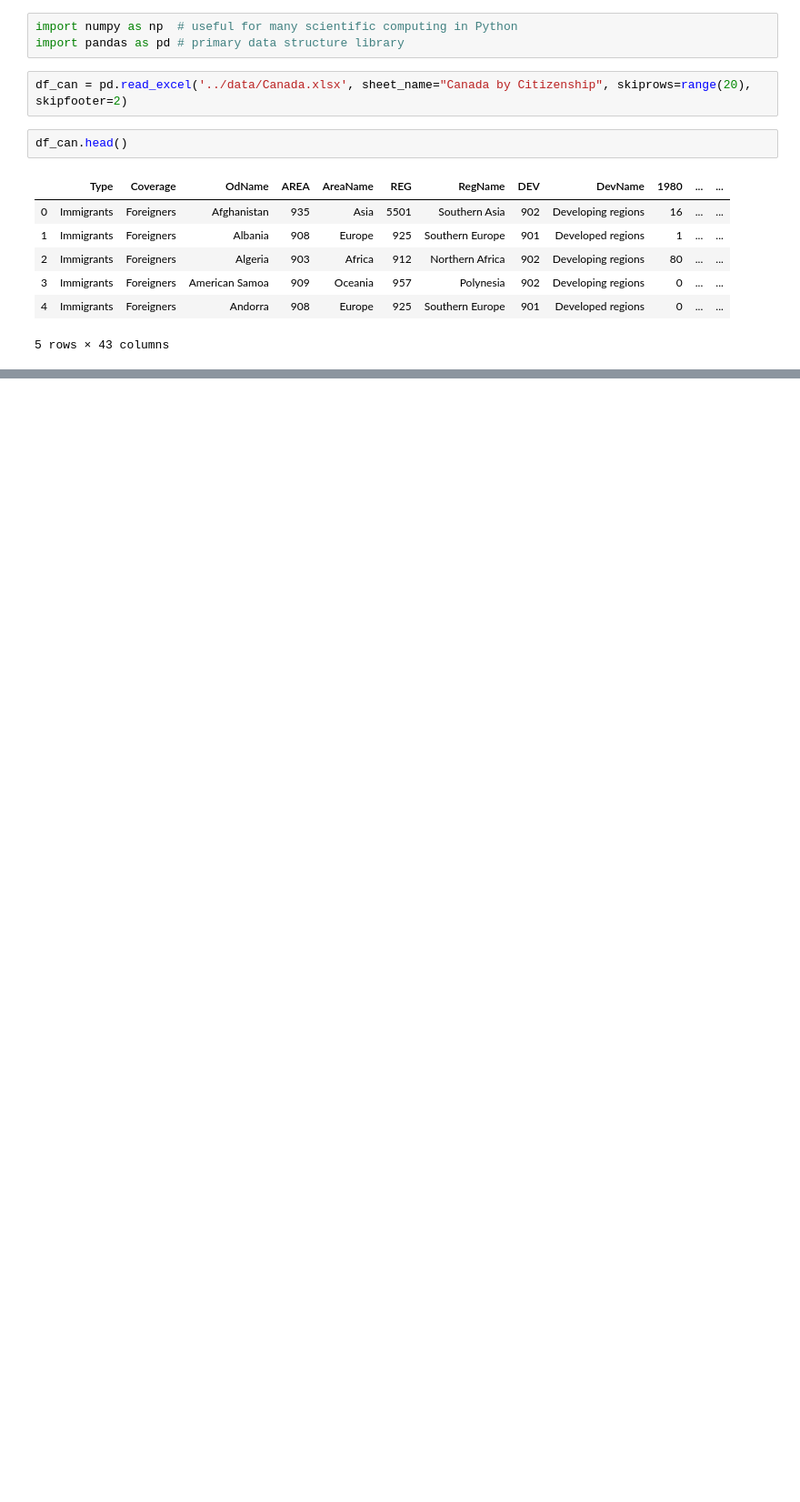
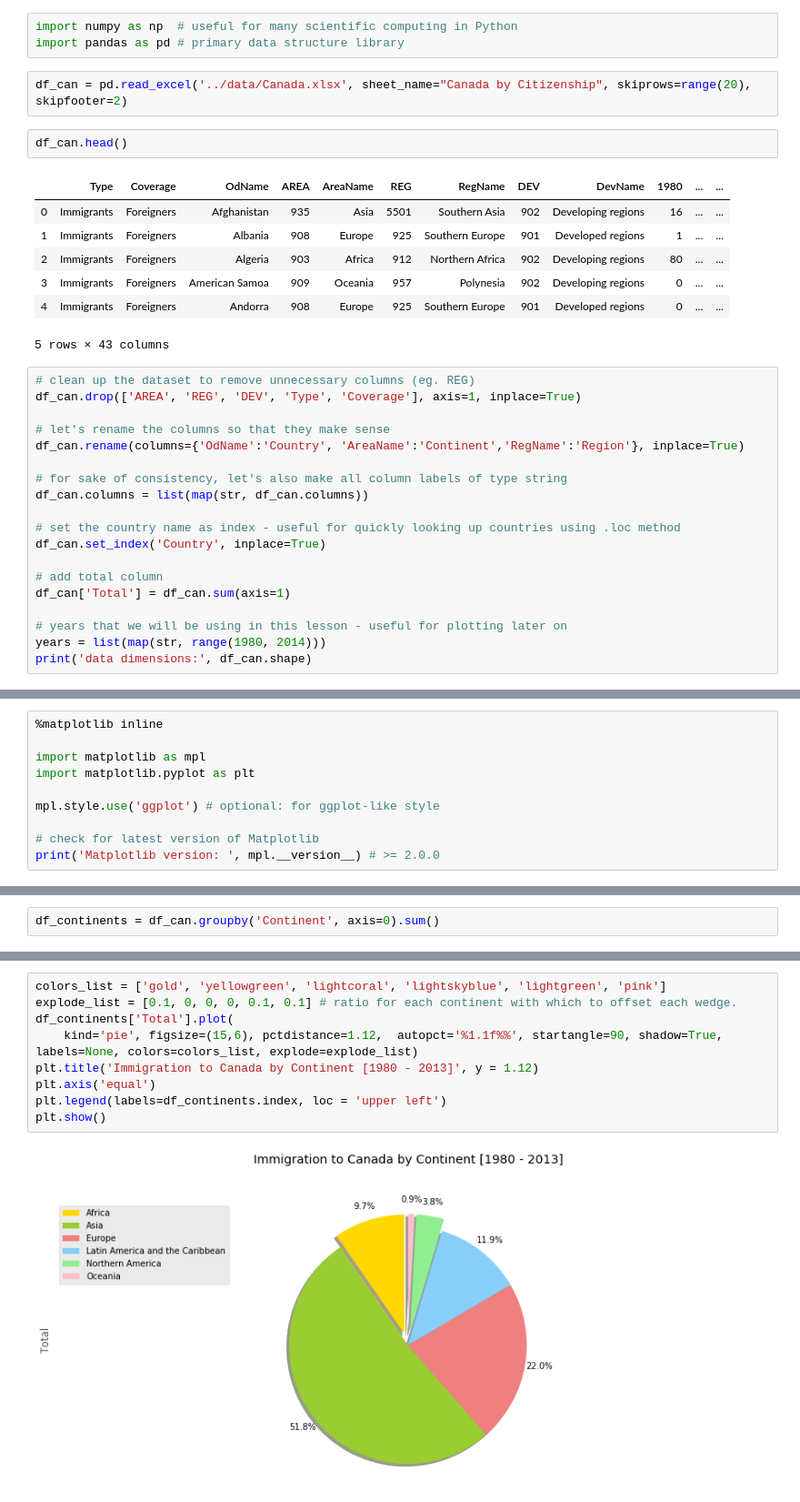
Before and after one commit to ghaffaru/immigration-data-analytics, a Jupyter notebook: plots/pie_box_scatter.ipynb, the cells around one changed output, grey strips where cells are left out. Shown at 91% size. Drawn from its saved outputs; the diff is of its cells as text; blank space fills up the shorter version.

Commit message:
pie chart visuals

```diff
--- a/plots/pie_box_scatter.ipynb
+++ b/plots/pie_box_scatter.ipynb
@@ -13,3 +13,22 @@ df_can.head()
 | 3 | Immigrants | Foreigners | American Samoa | 909 | Oceania | 957 | Polynesia | 902 | Developing regions | 0 | ... | ... |
 | 4 | Immigrants | Foreigners | Andorra | 908 | Europe | 925 | Southern Europe | 901 | Developed regions | 0 | ... | ... |
 5 rows × 43 columns
+# %%
+# clean up the dataset to remove unnecessary columns (eg. REG)
+df_can.drop(['AREA', 'REG', 'DEV', 'Type', 'Coverage'], axis=1, inplace=True)
+
+# let's rename the columns so that they make sense
+df_can.rename(columns={'OdName':'Country', 'AreaName':'Continent','RegName':'Region'}, inplace=True)
+
+# for sake of consistency, let's also make all column labels of type string
+df_can.columns = list(map(str, df_can.columns))
+
+# set the country name as index - useful for quickly looking up countries using .loc method
+df_can.set_index('Country', inplace=True)
+
+# add total column
+df_can['Total'] = df_can.sum(axis=1)
+
+# years that we will be using in this lesson - useful for plotting later on
+years = list(map(str, range(1980, 2014)))
+print('data dimensions:', df_can.shape)
@@ -15,0 +37,10 @@ df_can.head()
+# %%
+%matplotlib inline
+
+import matplotlib as mpl
+import matplotlib.pyplot as plt
+
+mpl.style.use('ggplot') # optional: for ggplot-like style
+
+# check for latest version of Matplotlib
+print('Matplotlib version: ', mpl.__version__) # >= 2.0.0
@@ -15,0 +60,2 @@ df_can.head()
+# %%
+df_continents = df_can.groupby('Continent', axis=0).sum()
@@ -15,0 +73,11 @@ df_can.head()
+# %%
+colors_list = ['gold', 'yellowgreen', 'lightcoral', 'lightskyblue', 'lightgreen', 'pink']
+explode_list = [0.1, 0, 0, 0, 0.1, 0.1] # ratio for each continent with which to offset each wedge.
+df_continents['Total'].plot(
+    kind='pie', figsize=(15,6), pctdistance=1.12,  autopct='%1.1f%%', startangle=90, shadow=True, labels=None, colors=colors_list, explode=explode_list)
+plt.title('Immigration to Canada by Continent [1980 - 2013]', y = 1.12)
+plt.axis('equal')
+plt.legend(labels=df_continents.index, loc = 'upper left')
+plt.show()
+# %% [output]
+[figure, added]
```
Also changed, not shown: parts of 4 cells of this notebook.
